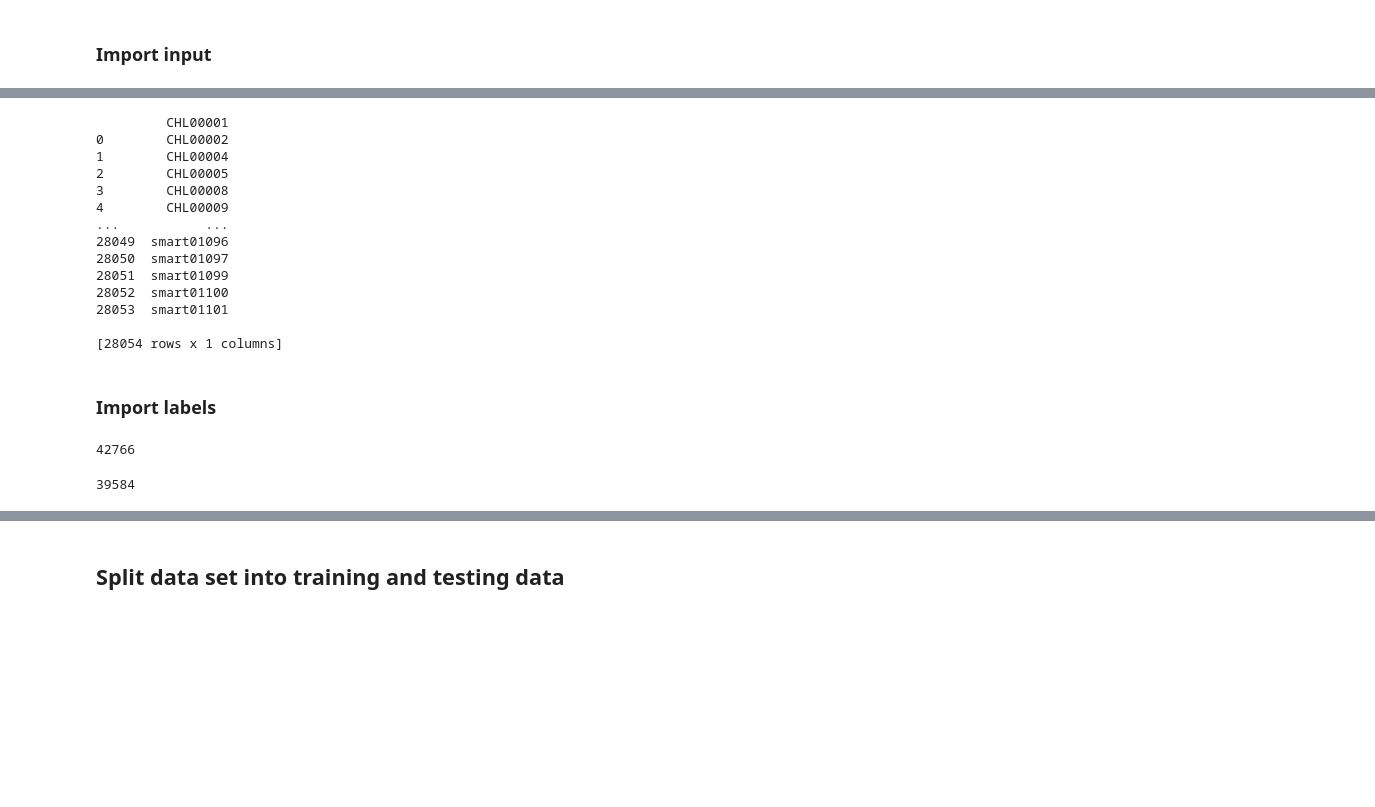
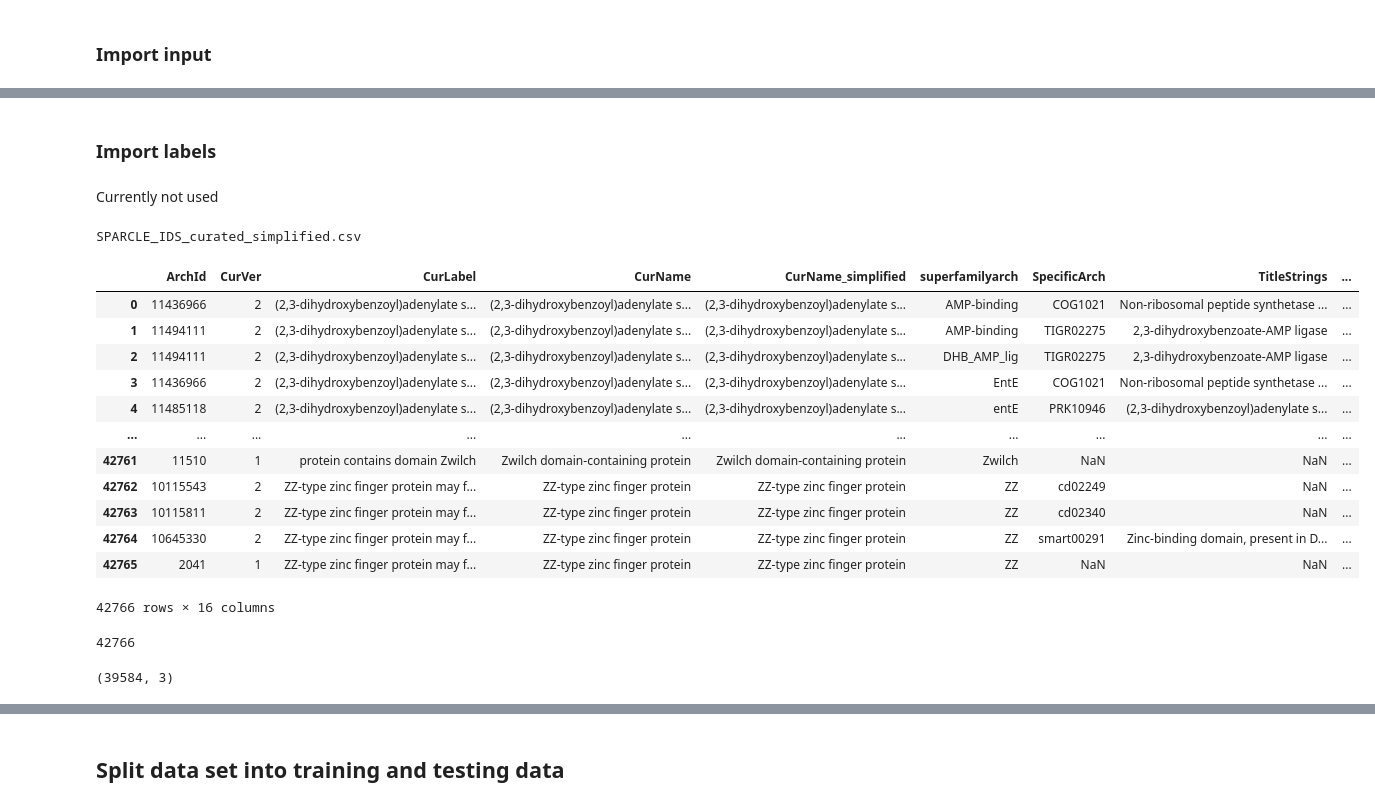
Before and after one commit to NCBI-Codeathons/mlxai-2024-team-gwadz-yang, a Jupyter notebook: scripts/Models_DT_SVM_PCA.ipynb, the cells around one changed output, grey strips where cells are left out. Drawn from its saved outputs; the diff is of its cells as text; code cells hidden in the pictures; blank space fills up the shorter version.

```diff
--- a/scripts/Models_DT_SVM_PCA.ipynb
+++ b/scripts/Models_DT_SVM_PCA.ipynb
@@ -55,31 +37,30 @@ print(df_one_hot.head())
-# %%
-# Access &read the file
-file_path = os.path.join(DATA_DIR, files[1])
-df_sf_pickle = pd.read_csv(file_path)
-
-#test succ. loading
-print(df_sf_pickle)
-# %% [output]
-         CHL00001
-0        CHL00002
-1        CHL00004
-2        CHL00005
-3        CHL00008
-4        CHL00009
-...           ...
-28049  smart01096
-28050  smart01097
-28051  smart01099
-28052  smart01100
-28053  smart01101
-
-[28054 rows x 1 columns]
 # %% [markdown]
 ### Import labels
+# %% [markdown]
+Currently not used
 # %%
 # Access &read the file
+print(files[8])
 file_path = os.path.join(DATA_DIR, files[8])
 df_labels_simplified = pd.read_csv(file_path, on_bad_lines  = "warn")
+# %% [output]
+SPARCLE_IDS_curated_simplified.csv
+# %%
+df_labels_simplified
+# %% [output]
+|  | ArchId | CurVer | CurLabel | CurName | CurName_simplified | superfamilyarch | SpecificArch | TitleStrings | ... |
+| 0 | 11436966 | 2 | (2,3-dihydroxybenzoyl)adenylate s... | (2,3-dihydroxybenzoyl)adenylate s... | (2,3-dihydroxybenzoyl)adenylate s... | AMP-binding | COG1021 | Non-ribosomal peptide synthetase ... | ... |
+| 1 | 11494111 | 2 | (2,3-dihydroxybenzoyl)adenylate s... | (2,3-dihydroxybenzoyl)adenylate s... | (2,3-dihydroxybenzoyl)adenylate s... | AMP-binding | TIGR02275 | 2,3-dihydroxybenzoate-AMP ligase | ... |
+| 2 | 11494111 | 2 | (2,3-dihydroxybenzoyl)adenylate s... | (2,3-dihydroxybenzoyl)adenylate s... | (2,3-dihydroxybenzoyl)adenylate s... | DHB_AMP_lig | TIGR02275 | 2,3-dihydroxybenzoate-AMP ligase | ... |
+| 3 | 11436966 | 2 | (2,3-dihydroxybenzoyl)adenylate s... | (2,3-dihydroxybenzoyl)adenylate s... | (2,3-dihydroxybenzoyl)adenylate s... | EntE | COG1021 | Non-ribosomal peptide synthetase ... | ... |
+| 4 | 11485118 | 2 | (2,3-dihydroxybenzoyl)adenylate s... | (2,3-dihydroxybenzoyl)adenylate s... | (2,3-dihydroxybenzoyl)adenylate s... | entE | PRK10946 | (2,3-dihydroxybenzoyl)adenylate s... | ... |
+| ... | ... | ... | ... | ... | ... | ... | ... | ... | ... |
+| 42761 | 11510 | 1 | protein contains domain Zwilch | Zwilch domain-containing protein | Zwilch domain-containing protein | Zwilch | NaN | NaN | ... |
+| 42762 | 10115543 | 2 | ZZ-type zinc finger protein may f... | ZZ-type zinc finger protein | ZZ-type zinc finger protein | ZZ | cd02249 | NaN | ... |
+| 42763 | 10115811 | 2 | ZZ-type zinc finger protein may f... | ZZ-type zinc finger protein | ZZ-type zinc finger protein | ZZ | cd02340 | NaN | ... |
+| 42764 | 10645330 | 2 | ZZ-type zinc finger protein may f... | ZZ-type zinc finger protein | ZZ-type zinc finger protein | ZZ | smart00291 | Zinc-binding domain, present in D... | ... |
+| 42765 | 2041 | 1 | ZZ-type zinc finger protein may f... | ZZ-type zinc finger protein | ZZ-type zinc finger protein | ZZ | NaN | NaN | ... |
+42766 rows × 16 columns
 # %%
 df_selCol = df_labels_simplified[['CurName_simplified', 'superfamilyarch', 'SpecificArch']]
 len(df_selCol)
@@ -89,6 +70,6 @@ len(df_selCol)
 # Remove rows where either 'SpecificArch' or 'CurName' is empty
 df_selCol = df_selCol.dropna(subset=['SpecificArch', 'superfamilyarch', 'CurName_simplified'])
 df_selCol = df_selCol[(df_selCol['SpecificArch'] != '') & (df_selCol['superfamilyarch'] != '') & (df_selCol['CurName_simplified'] != '')]
-len(df_selCol)
+df_selCol.shape
 # %% [output]
-39584
+(39584, 3)
```
Also changed, not shown: parts of 35 cells of this notebook.
